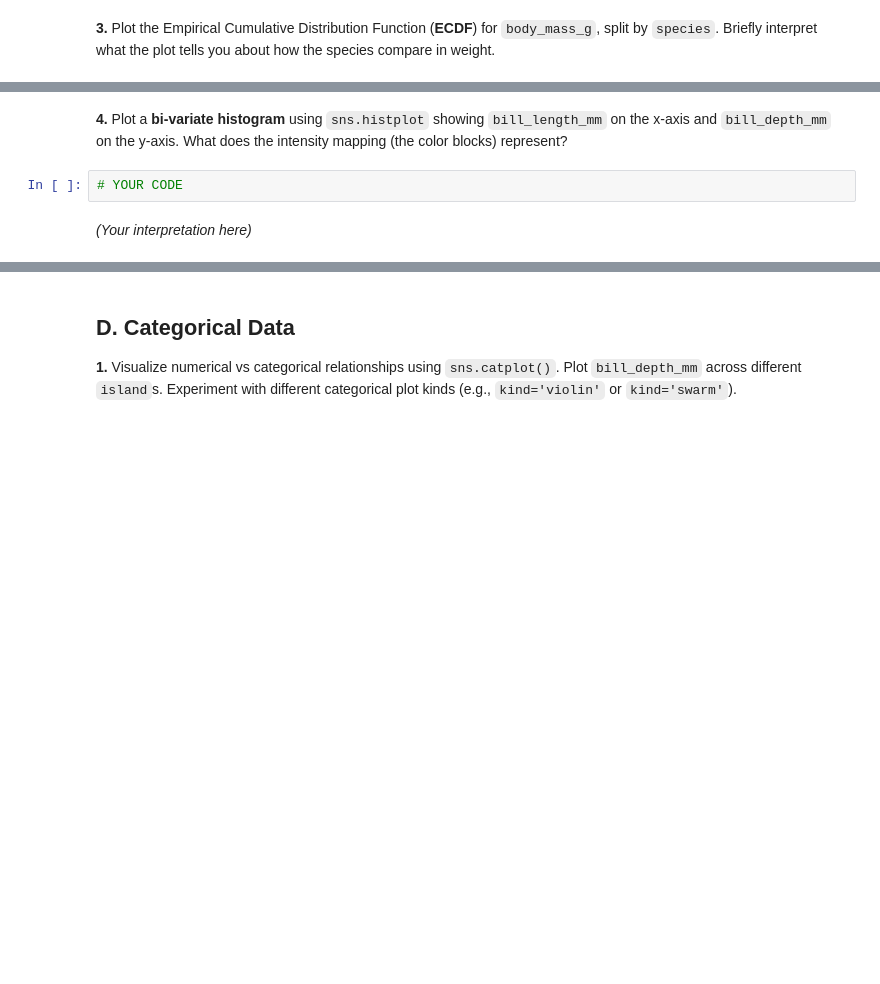
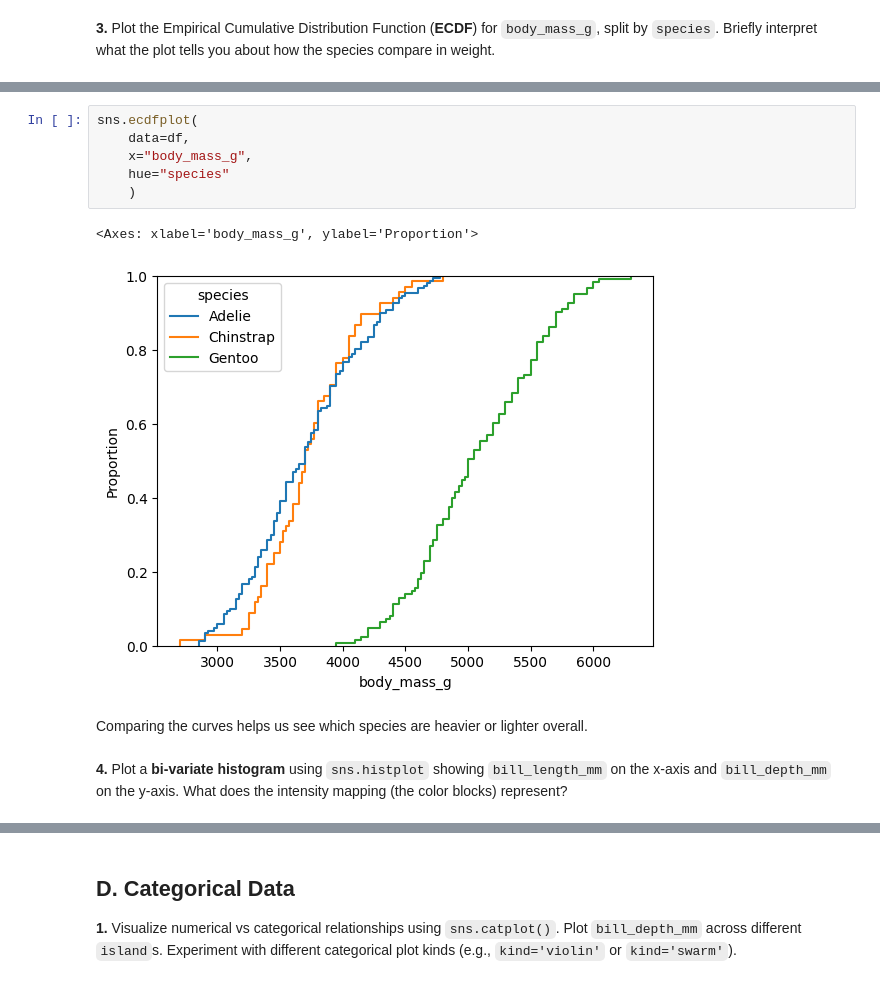
Before and after one commit to HassanAlgoz/AAI, a Jupyter notebook: student/C2/M3/m3-2_exercise.ipynb, the cells around one changed output, grey strips where cells are left out. Drawn from its saved outputs; the diff is of its cells as text; blank space fills up the shorter version.

```diff
--- a/student/C2/M3/m3-2_exercise.ipynb
+++ b/student/C2/M3/m3-2_exercise.ipynb
@@ -108,9 +116,14 @@ plt.show()
+# %%
+sns.ecdfplot(
+    data=df,
+    x="body_mass_g",
+    hue="species"
+    )
+# %% [output]
+<Axes: xlabel='body_mass_g', ylabel='Proportion'>
+[figure, added]
+# %% [markdown]
+Comparing the curves helps us see which species are heavier or lighter overall.
 # %% [markdown]
 
 **4.** Plot a **bi-variate histogram** using `sns.histplot` showing `bill_length_mm` on the x-axis and `bill_depth_mm` on the y-axis. What does the intensity mapping (the color blocks) represent?
-# %%
-# YOUR CODE
-# %% [markdown]
-
-
-*(Your interpretation here)*
```
Also changed, not shown: parts of 8 cells of this notebook.
